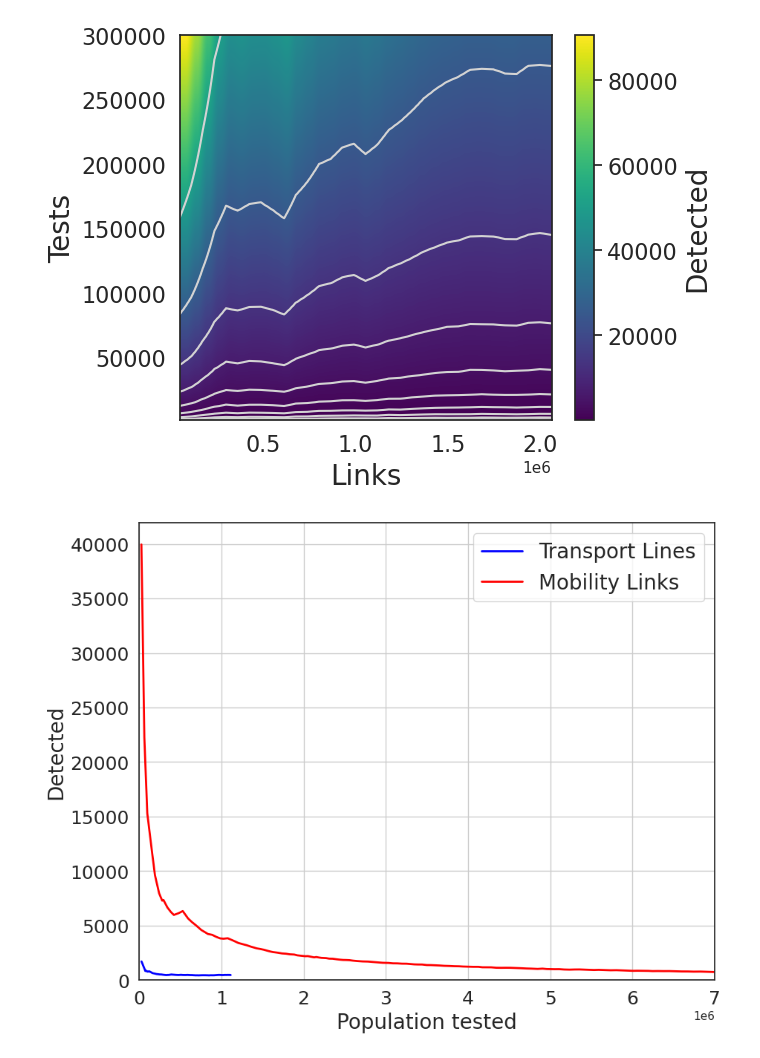
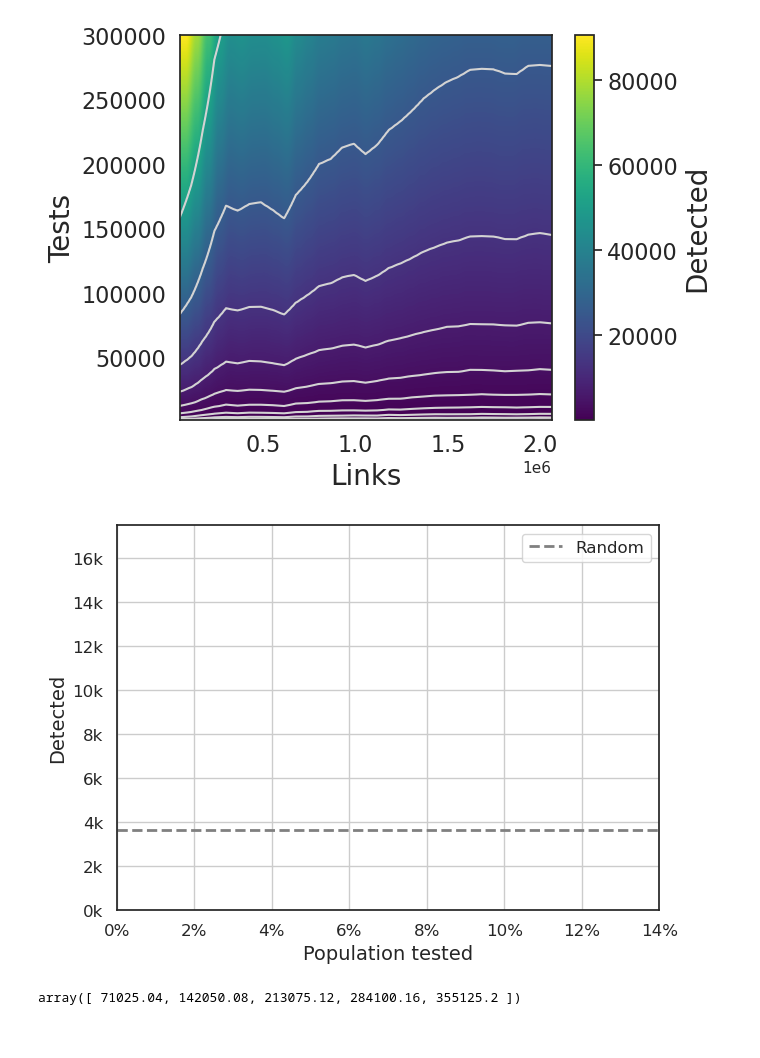
Before and after one commit to PabloValgaRuiz/control23, a Jupyter notebook: transport.ipynb, the cells around one changed output. Drawn from its saved outputs; the diff is of its cells as text; code cells hidden in the pictures.

```diff
--- a/transport.ipynb
+++ b/transport.ipynb
@@ -62,40 +62,55 @@ cbar2.ax.set_ylabel('Detected', size=20)
 Text(0, 0.5, 'Detected')
 [figure]
 # %%
-fig, ax = plt.subplots(1, 1, figsize=(10, 8))
+fig, ax = plt.subplots(1, 1, figsize=(7, 5))
 
 name = 'bogota'
 
-betastr = '3,0'
+betastr = '8,0'
 
-tests_links = pd.read_csv('tests/out/' + name + '_10k_beta_' + betastr +
+tests_links = pd.read_csv('tests/out/' + name + '_30k_beta_' + betastr +
                         '.txt', sep='\t', names=['links', 'tests', 'detected', 'error'])
-tests_transport = pd.read_csv('public_transport/tests/out/' + name + '_transport_10k_beta_' + betastr +
+tests_transport = pd.read_csv('public_transport/tests/out/' + name + '_transport_30k_beta_' + betastr +
                         '.txt', sep='\t', names=['links', 'tests', 'detected', 'error'])
 
-transport = tests_transport[tests_transport['tests']==300000]
-links = tests_links[tests_links['tests']==300000]
+transport = tests_transport[tests_transport['tests']==30000]
+links = tests_links[tests_links['tests']==30000]
+
+lower = links['detected'].min()
+lower = 3648
+ax.plot([0,7100000], [lower, lower], label='Random', c = 'grey', lw = 2, linestyle = 'dashed')
+# ax.plot(links['links'], links['detected'], label='Mobility Links', c = 'red', lw=1.4)
+# ax.plot(transport['links'], transport['detected'], label='Transport Lines', c = 'blue', lw=1.4)
 
 
-ax.plot(transport['links'], transport['detected'], label='Transport Lines', c = 'blue', lw=2)
-ax.plot(links['links'], links['detected'], label='Mobility Links', c = 'red', lw=2)
 
-lower = links['detected'].min()
-#ax.plot([0,7100000], [lower, lower], label='Uniform', c = 'grey', lw = 2, linestyle = 'dashed')
+ax.legend(fontsize=12)
 
-ax.legend(fontsize=20)
+total_pop = links['links'].max()
 
-ax.set_xlabel('Population tested', size=20)
-ax.set_ylabel('Detected', size=20)
-ax.tick_params(labelsize=18)
-ax.set_xlim(0,7e6)
-ax.set_ylim(0,)
+ax.set_xlabel('Population tested', size=14)
+ax.set_ylabel('Detected', size=14)
+ax.tick_params(labelsize=12)
+ax.set_xlim(0,0.14*total_pop)
+ax.set_ylim(0,17500)
 
+ax.set_xticklabels(["{i:.2f}%".format(i=100*i) for i in ax.get_xticks()])
+ax.set_yticklabels(["{i:.0f}K".format(i=i) for i in ax.get_yticks()])
+
+ax.yaxis.set_major_formatter(mpl.ticker.FuncFormatter(lambda x, pos: '{:.0f}'.format(x/1000) + 'k'))
+ax.xaxis.set_major_formatter(mpl.ticker.FuncFormatter(lambda x, pos: '{:.0f}'.format(x/total_pop*100) + '%'))
+percentages = np.array([0,2,4,6,8,10,12,14])
+percentages = percentages * total_pop / 100
+ax.xaxis.set_major_locator(mpl.ticker.FixedLocator(percentages))
 ax.grid('True')
 
-# plt.savefig('this.png', dpi=220, bbox_inches="tight")
+plt.savefig('figures/tests/tests1.jpg', dpi=220, bbox_inches="tight")
 # %% [output]
-[figure, old version]
+[figure, new version]
+# %%
+percentages
+# %% [output]
+array([ 71025.04, 142050.08, 213075.12, 284100.16, 355125.2 ])
 # %%
 name = 'bogota_transport'
 sns.set_theme(style="white")
```
Also changed, not shown: parts of 1 cell of this notebook, 10 other files.
